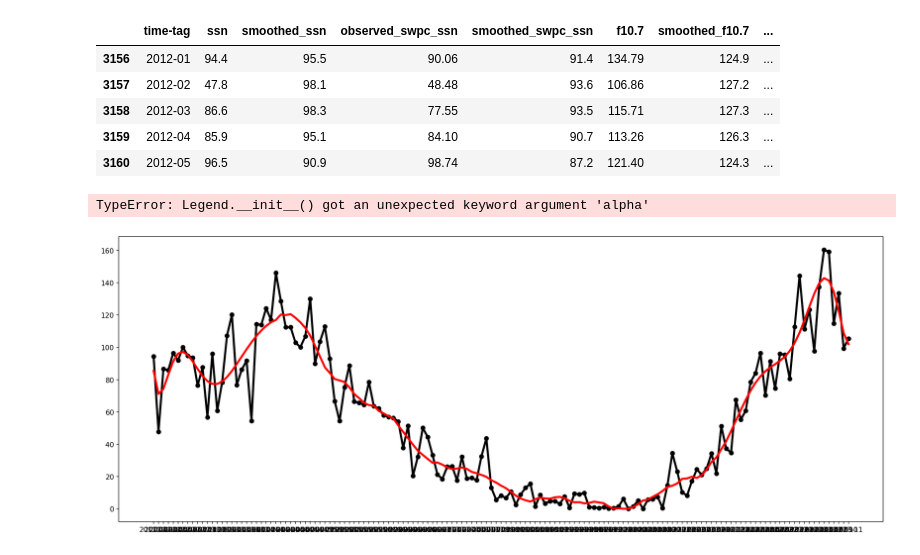
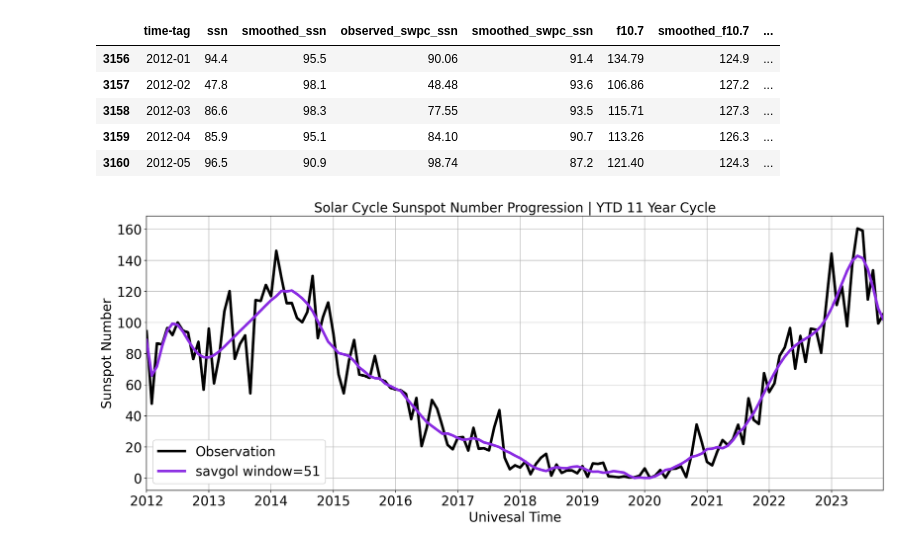
Before and after one commit to levetation/spaceweather, a Jupyter notebook: solarcycleProgression.ipynb, the cells around one changed output. Cells and saved outputs as stored; diff of their text form; code cells hidden in the pictures.

Commit message:
Savitzky Golay Filtering

```diff
--- a/solarcycleProgression.ipynb
+++ b/solarcycleProgression.ipynb
@@ -58,34 +50,35 @@ yhat = savgol_filter(milDt['ssn'], savgol_window, polynomial) # window size 51,
+# %%
+savgol_window = 51
+polynomial = 11
+savgol = savgol_filter(milDt['ssn'], savgol_window, polynomial) # window size 51, polynomial order 3
 # %%
 x_width, y_width = 20, 7.5
 window = 2
-linewidth = 3
+linewidth = 4
 fsize = 20
 
 fig, ax = plt.subplots(1,1, figsize=(x_width, y_width), dpi=150)
 
-ax.plot(milDt['time-tag'], milDt['ssn'], '-o', color='k', linewidth=linewidth, label='Observation')
+ax.plot(milDt['time-tag'], milDt['ssn'], '-', color='k', linewidth=linewidth, label='Observation')
 # ax.plot(milDt['time-tag'], milDt['ssn'].rolling(window).mean(), color='m', linewidth=linewidth, label=f'Rolling avg, window={window}')
 
-# ax.plot(milDt['time-tag'], bspline(milDt.index))
-ax.plot(milDt['time-tag'], yhat, color='r', linewidth=linewidth, label=f'savgol_window={savgol_window}')
-
+ax.plot(milDt['time-tag'], savgol, color='blueviolet', linewidth=linewidth, label=f'savgol window={savgol_window}')
 
 plt.legend(loc='best', fontsize=fsize, framealpha=1)
 
 # Set x-ticks to show every year once
 plt.xticks(milDt['time-tag'][::12])
 xlabels = [str(i)[:4] for i in milDt['time-tag'][::12]]
 ax.set_xticklabels(xlabels, fontsize=fsize, rotation=0)
 
 plt.xlim(milDt['time-tag'].min(), milDt['time-tag'].max())
 
 plt.title("Solar Cycle Sunspot Number Progression | YTD 11 Year Cycle", fontsize=fsize)
 plt.ylabel("Sunspot Number", fontsize=fsize)
 plt.xlabel("Univesal Time", fontsize=fsize)
 
 plt.yticks(fontsize=fsize)
 plt.xticks(fontsize=fsize)
 plt.grid()
 # %% [output]
-TypeError: Legend.__init__() got an unexpected keyword argument 'alpha'
-[figure, old version]
+[figure, new version]
```
Also changed, not shown: parts of 2 cells of this notebook.
